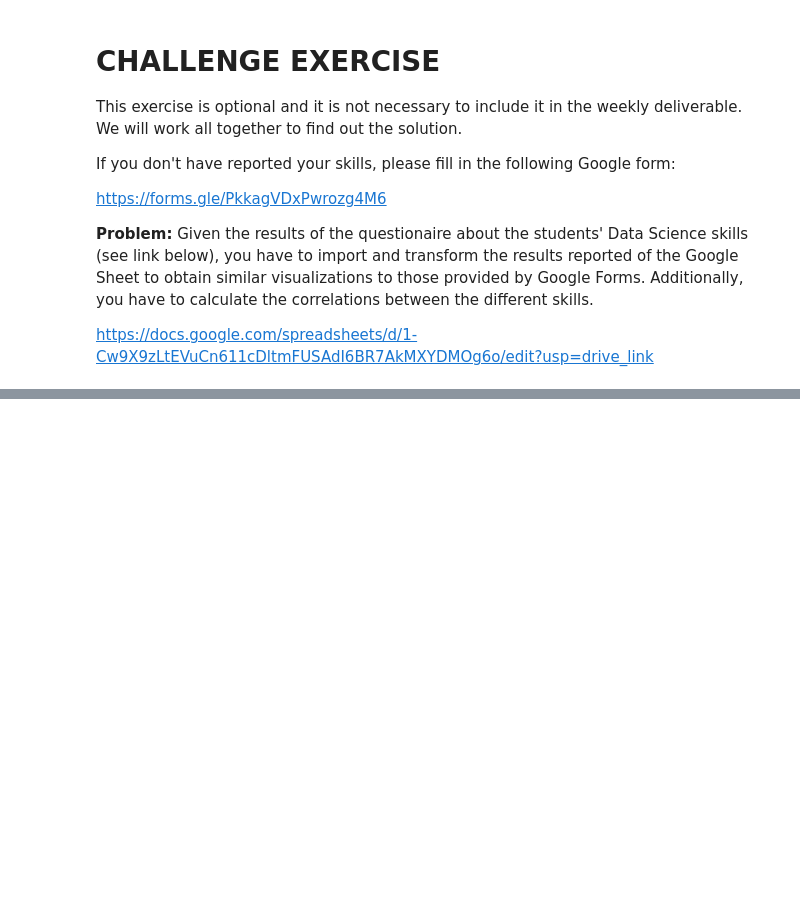
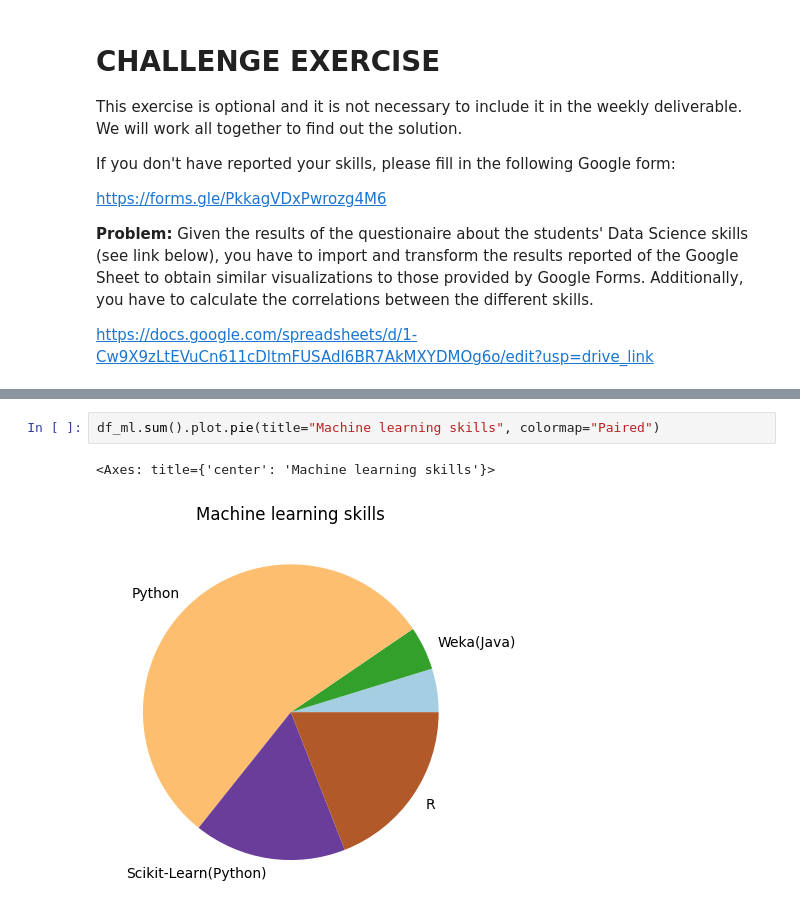
Before and after one commit to mihaiBront/master_SistemasInteligentes, a Jupyter notebook: SJK006_BigData/NB_1_Numpy_&_Pandas.ipynb, the cells around one changed output, grey strips where cells are left out. Drawn from its saved outputs; the diff is of its cells as text; blank space fills up the shorter version.

```diff
--- a/SJK006_BigData/NB_1_Numpy_&_Pandas.ipynb
+++ b/SJK006_BigData/NB_1_Numpy_&_Pandas.ipynb
@@ -385,0 +735,5 @@ https://docs.google.com/spreadsheets/d/1-Cw9X9zLtEVuCn611cDltmFUSAdI6BR7AkMXYDMO
+# %%
+df_ml.sum().plot.pie(title="Machine learning skills", colormap="Paired")
+# %% [output]
+<Axes: title={'center': 'Machine learning skills'}>
+[figure, added]
```
Also changed, not shown: parts of 55 cells of this notebook, 6 other files.
